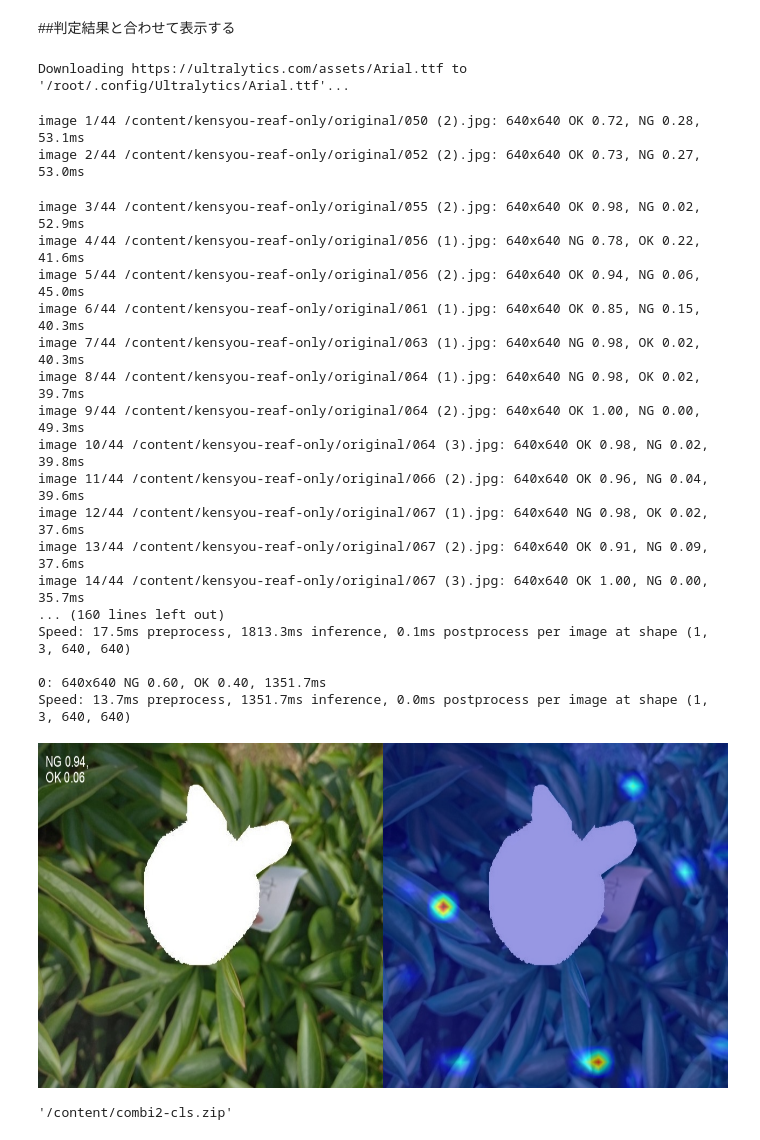
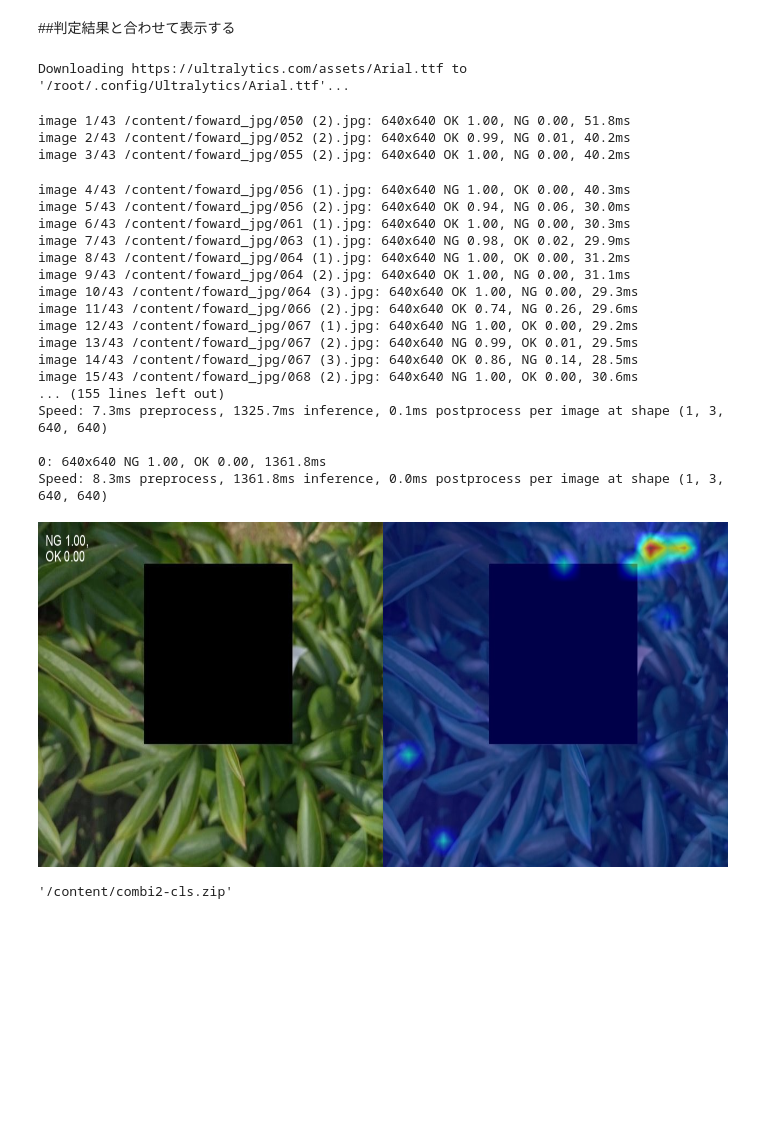
Before and after one commit to 1900690/heatmap_yolo, a Jupyter notebook: image-heatmaps.ipynb, the cells around one changed output. Saved outputs shown, nothing was run; the diff lists cells and outputs as text; code cells hidden in the pictures; blank space fills up the shorter version.

```diff
--- a/image-heatmaps.ipynb
+++ b/image-heatmaps.ipynb
@@ -187,11 +222,11 @@ import os
 
 #判定結果を取得
 from ultralytics import YOLO
-model = YOLO("/content/back-reaf-cls.pt")
-results = model(source="/content/kensyou-reaf-only/original", save=True, save_conf=True)
+model = YOLO("/content/reaf-back-square.pt")
+results = model(source="/content/foward_jpg/", save=True, save_conf=True)
 
 
-model = YOLO('/content/back-reaf-cls.pt')
+model = YOLO('/content/reaf-back-square.pt')
 model = model.cpu()
 
 if os.path.exists("/content/combi2-cls"):
@@ -199,53 +234,54 @@ if os.path.exists("/content/combi2-cls"):
 
 os.makedirs('/content/combi2-cls')
 
-file_list = sorted(glob.glob('/content/kensyou-reaf-only/original/*.jpg'))
+file_list = sorted(glob.glob('/content/foward_jpg/*.jpg'))
 
 for filename in file_list:
     img = cv2.imread(filename)
     img = cv2.resize(img, (640, 640))
     rgb_img = img.copy()
     img = np.float32(img) / 255
 
     img2 = cv2.imread('/content/YOLO-V11-CAM/runs/classify/predict/'+os.path.basename(filename)[:-4]+".jpg")
     img2 = cv2.resize(img2, (640, 640))
     rgb_img2 = img2.copy()
     img2 = np.float32(img2) / 255
 
     target_layers =[model.model.model[-2]]#[model.model.model[-2]]
     cam = EigenCAM(model, target_layers,task='cls')
     grayscale_cam = cam(rgb_img)[0, :, :]
     cam_image = show_cam_on_image(img, grayscale_cam, use_rgb=True)
 
     im2 = cv2.cvtColor(rgb_img2, cv2.COLOR_RGB2BGR)
     #comb_image=Image.fromarray(np.hstack((im, cam_image)))
     comb_image=Image.fromarray(np.hstack((im2, cam_image)))
     comb_image.save("/content/combi2-cls/"+os.path.basename(filename)[:-4]+".jpg")
 
 im2 = cv2.cvtColor(rgb_img2, cv2.COLOR_RGB2BGR)
 Image.fromarray(np.hstack((im2, cam_image)))
 # %% [output]
 Downloading https://ultralytics.com/assets/Arial.ttf to '/root/.config/Ultralytics/Arial.ttf'...
-image 1/44 /content/kensyou-reaf-only/original/050 (2).jpg: 640x640 OK 0.72, NG 0.28, 53.1ms
-image 2/44 /content/kensyou-reaf-only/original/052 (2).jpg: 640x640 OK 0.73, NG 0.27, 53.0ms
+image 1/43 /content/foward_jpg/050 (2).jpg: 640x640 OK 1.00, NG 0.00, 51.8ms
+image 2/43 /content/foward_jpg/052 (2).jpg: 640x640 OK 0.99, NG 0.01, 40.2ms
+image 3/43 /content/foward_jpg/055 (2).jpg: 640x640 OK 1.00, NG 0.00, 40.2ms
-image 3/44 /content/kensyou-reaf-only/original/055 (2).jpg: 640x640 OK 0.98, NG 0.02, 52.9ms
-image 4/44 /content/kensyou-reaf-only/original/056 (1).jpg: 640x640 NG 0.78, OK 0.22, 41.6ms
-image 5/44 /content/kensyou-reaf-only/original/056 (2).jpg: 640x640 OK 0.94, NG 0.06, 45.0ms
-image 6/44 /content/kensyou-reaf-only/original/061 (1).jpg: 640x640 OK 0.85, NG 0.15, 40.3ms
-image 7/44 /content/kensyou-reaf-only/original/063 (1).jpg: 640x640 NG 0.98, OK 0.02, 40.3ms
-image 8/44 /content/kensyou-reaf-only/original/064 (1).jpg: 640x640 NG 0.98, OK 0.02, 39.7ms
-image 9/44 /content/kensyou-reaf-only/original/064 (2).jpg: 640x640 OK 1.00, NG 0.00, 49.3ms
-image 10/44 /content/kensyou-reaf-only/original/064 (3).jpg: 640x640 OK 0.98, NG 0.02, 39.8ms
-image 11/44 /content/kensyou-reaf-only/original/066 (2).jpg: 640x640 OK 0.96, NG 0.04, 39.6ms
-image 12/44 /content/kensyou-reaf-only/original/067 (1).jpg: 640x640 NG 0.98, OK 0.02, 37.6ms
-image 13/44 /content/kensyou-reaf-only/original/067 (2).jpg: 640x640 OK 0.91, NG 0.09, 37.6ms
-image 14/44 /content/kensyou-reaf-only/original/067 (3).jpg: 640x640 OK 1.00, NG 0.00, 35.7ms
-... (160 lines left out)
-Speed: 17.5ms preprocess, 1813.3ms inference, 0.1ms postprocess per image at shape (1, 3, 640, 640)
+image 4/43 /content/foward_jpg/056 (1).jpg: 640x640 NG 1.00, OK 0.00, 40.3ms
+image 5/43 /content/foward_jpg/056 (2).jpg: 640x640 OK 0.94, NG 0.06, 30.0ms
+image 6/43 /content/foward_jpg/061 (1).jpg: 640x640 OK 1.00, NG 0.00, 30.3ms
+image 7/43 /content/foward_jpg/063 (1).jpg: 640x640 NG 0.98, OK 0.02, 29.9ms
+image 8/43 /content/foward_jpg/064 (1).jpg: 640x640 NG 1.00, OK 0.00, 31.2ms
+image 9/43 /content/foward_jpg/064 (2).jpg: 640x640 OK 1.00, NG 0.00, 31.1ms
+image 10/43 /content/foward_jpg/064 (3).jpg: 640x640 OK 1.00, NG 0.00, 29.3ms
+image 11/43 /content/foward_jpg/066 (2).jpg: 640x640 OK 0.74, NG 0.26, 29.6ms
+image 12/43 /content/foward_jpg/067 (1).jpg: 640x640 NG 1.00, OK 0.00, 29.2ms
+image 13/43 /content/foward_jpg/067 (2).jpg: 640x640 NG 0.99, OK 0.01, 29.5ms
+image 14/43 /content/foward_jpg/067 (3).jpg: 640x640 OK 0.86, NG 0.14, 28.5ms
+image 15/43 /content/foward_jpg/068 (2).jpg: 640x640 NG 1.00, OK 0.00, 30.6ms
+... (155 lines left out)
+Speed: 7.3ms preprocess, 1325.7ms inference, 0.1ms postprocess per image at shape (1, 3, 640, 640)
 
-0: 640x640 NG 0.60, OK 0.40, 1351.7ms
-Speed: 13.7ms preprocess, 1351.7ms inference, 0.0ms postprocess per image at shape (1, 3, 640, 640)
+0: 640x640 NG 1.00, OK 0.00, 1361.8ms
+Speed: 8.3ms preprocess, 1361.8ms inference, 0.0ms postprocess per image at shape (1, 3, 640, 640)
-[figure, old version]
+[figure, new version]
 # %%
 #@markdown 作ったファイルをダウンロード
 import shutil
```
Also changed, not shown: parts of 5 cells of this notebook.
